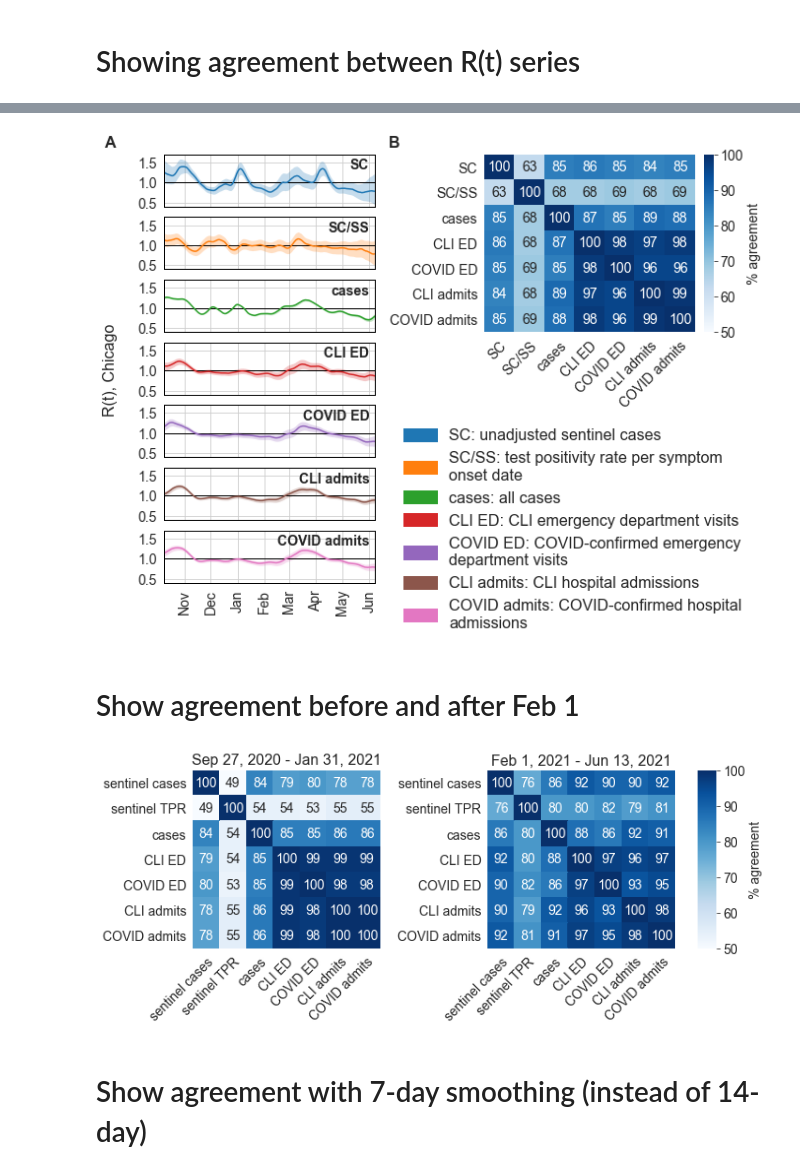
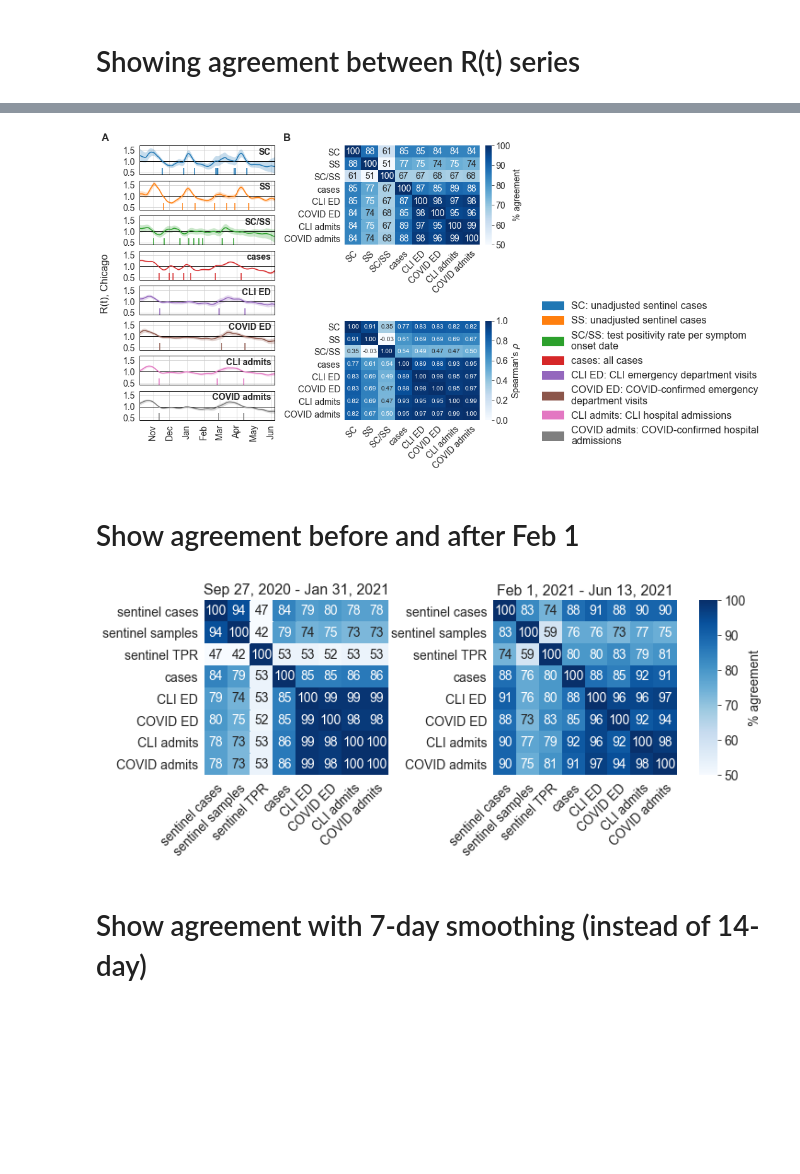
Before and after one commit to numalariamodeling/chicago_sentinel_surveillance, a Jupyter notebook: chicago_sentinel_surveillance.ipynb, the cells around one changed output, grey strips where cells are left out. Cells and saved outputs as stored; diff of their text form; code cells hidden in the pictures; blank space fills up the shorter version.

```diff
--- a/chicago_sentinel_surveillance.ipynb
+++ b/chicago_sentinel_surveillance.ipynb
@@ -315,7 +315,7 @@ Total specimens (IDPH) with documented symptomatology: 37104
 # %% [markdown]
 # Show operational dates of sites
 # %%
-open_df = pd.read_csv('~/Box/covid_CDPH/cbts_operations_calendar_tabular_210728.csv')
+open_df = pd.read_csv('./data/cbts_operations_calendar_tabular_210728.csv')
 # %%
 open_df['date'] = pd.to_datetime(open_df['date'], utc=True)
 open_df.index = open_df['date']
@@ -444,8 +454,8 @@ Wall time: 26.9 s
 # %% [markdown]
 # Showing agreement between R(t) series
 # %%
-r_comparison_array = [r_storage[3], r_storage[4], r_case, r_cli, r_cli_cdph, r_cli_ed, r_covid_ed]
-r_comparison_array_labels = ['unadjusted SC', 'TPR', 'cases', 'CLI ED', 'COVID ED','CLI admissions', 'COVID admissions']
+r_comparison_array = [r_storage[3], r_storage[4], r_storage[5], r_case, r_cli, r_cli_cdph, r_cli_ed, r_covid_ed]
+r_comparison_array_labels = ['unadjusted SC', 'unadjusted SS', 'TPR', 'cases', 'CLI ED', 'COVID ED','CLI admissions', 'COVID admissions']
 
 similarity_matrix = np.zeros(shape=(len(r_comparison_array), len(r_comparison_array)))
 for i in range(len(r_comparison_array)):
@@ -464,0 +475,10 @@ sns.heatmap(similarity_matrix, vmin=0.5, vmax=1, cmap='Blues', annot=True, squar
+# %%
+def crossings(df_1):
+    truth_series = (df_1['Q0.5'] >= 1.0).astype(int).diff()
+    return truth_series[truth_series != 0].dropna().index.values
+# %%
+plt.figure(figsize=(10,10))
+ax = plt.gca()
+
+ax.plot(r_comparison_array[0]['Q0.5'], linewidth=1.5, color=palette[ii])
+ax.vlines(crossings(r_comparison_array[0]), ymin=0, ymax=3, linewidth=1.5, color=palette[ii])
@@ -465,6 +496,6 @@ sns.heatmap(similarity_matrix, vmin=0.5, vmax=1, cmap='Blues', annot=True, squar
 # %%
-r_comparison_array = [r_storage[3], r_storage[4], r_case, r_cli, r_cli_cdph, r_cli_ed, r_covid_ed]
-r_comparison_array_labels = ['SC', 'SC/SS', 'cases', 'CLI ED', 'COVID ED', 'CLI admits', 'COVID admits', ]
+r_comparison_array = [r_storage[3], r_storage[4], r_storage[5], r_case, r_cli, r_cli_cdph, r_cli_ed, r_covid_ed]
+r_comparison_array_labels = ['SC', 'SS', 'SC/SS', 'cases', 'CLI ED', 'COVID ED', 'CLI admits', 'COVID admits', ]
 
 palette = sns.color_palette()
 fig = plt.figure(constrained_layout=False, figsize=(10,8))
@@ -480,6 +511,9 @@ for ii in range(len(r_comparison_array)):
                     y1=r_comparison_array[ii]['Q0.025'],
                     y2=r_comparison_array[ii]['Q0.975'],
                     alpha=0.25, linewidth=0, color=palette[ii])
+    ax.vlines(crossings(r_comparison_array[ii]),
+              ymin=0, ymax=0.7, linewidth=1.5,
+              color=palette[ii])
     ax.text(y=1.6, x=pd.to_datetime('2021-06-01', utc=True),
             s=r_comparison_array_labels[ii], va='top', ha='right', fontsize=14, weight='bold')
     ax.set_ylim([0.4,1.7])
@@ -495,53 +529,93 @@ for ii in range(len(r_comparison_array)):
 
 fig.text(y=0.5, x=0.05, s='R(t), Chicago', va='center', ha='center', rotation=90, fontsize=16)
 #fig.text(y=1, x=0.05, s='A', va='center', ha='center', fontsize=16, weight='bold')
-axes[6].xaxis.set_tick_params(labelsize=14, rotation=90)
-axes[6].xaxis.set_major_formatter(mdates.DateFormatter("%b"))
-axes[6].xaxis.set_major_locator(mdates.MonthLocator(interval=1))
+axes[7].xaxis.set_tick_params(labelsize=14, rotation=90)
+axes[7].xaxis.set_major_formatter(mdates.DateFormatter("%b"))
+axes[7].xaxis.set_major_locator(mdates.MonthLocator(interval=1))
 
+# agreement similarity matrix
 ax = fig.add_subplot(gs[0:3,5:-1])
 cbax = fig.add_subplot(gs[0:3,-1])
 axes.append(ax)
 axes.append(cbax)
+
+similarity_matrix = np.zeros(shape=(len(r_comparison_array), len(r_comparison_array)))
+for i in range(len(r_comparison_array)):
+    for j in range(len(r_comparison_array)):
+        similarity_matrix[i][j] = percent_agreement(r_comparison_array[i],
+                                                    r_comparison_array[j],
+                                                    'Q0.5',
+                                                    min_date=pd.to_datetime('2020-09-27', utc=True),
+                                                    max_date=pd.to_datetime('2021-06-07', utc=True))
+
 g = sns.heatmap((100*similarity_matrix).astype(int), vmin=50, vmax=100, cmap='Blues', square=False, cbar=True,
                 xticklabels=r_comparison_array_labels, yticklabels=r_comparison_array_labels, ax=ax, cbar_ax=cbax,
                 annot=True, fmt='d', annot_kws={'fontsize':14})
 g.set_xticklabels(g.get_xmajorticklabels(), fontsize = 14, rotation=45, rotation_mode='anchor', ha='right', va='top')
 g.set_yticklabels(g.get_ymajorticklabels(), fontsize = 14)
 cbax.tick_params(labelsize=14)
 cbax.set_ylabel('% agreement', rotation=90, fontsize=14)
+
+# spearman similarity matrix
+ax = fig.add_subplot(gs[5:8,5:-1])
+cbax = fig.add_subplot(gs[5:8,-1])
+axes.append(ax)
+axes.append(cbax)
+
+similarity_matrix = np.zeros(shape=(len(r_comparison_array), len(r_comparison_array)))
+for i in range(len(r_comparison_array)):
+    for j in range(len(r_comparison_array)):
+        similarity_matrix[i][j] = spearmanr(r_comparison_array[i],
+                                                    r_comparison_array[j],
+                                                    'Q0.5',
+                                                    min_date=pd.to_datetime('2020-09-27', utc=True),
+                                                    max_date=pd.to_datetime('2021-06-07', utc=True))[0][0]
+
+g = sns.heatmap((similarity_matrix), vmin=0, vmax=1, cmap='Blues', square=False, cbar=True,
+                xticklabels=r_comparison_array_labels, yticklabels=r_comparison_array_labels, ax=ax, cbar_ax=cbax,
+                annot=True, fmt='.2f', annot_kws={'fontsize':10})
+g.set_xticklabels(g.get_xmajorticklabels(), fontsize = 14, rotation=45, rotation_mode='anchor', ha='right', va='top')
+g.set_yticklabels(g.get_ymajorticklabels(), fontsize = 14)
+cbax.tick_params(labelsize=14)
+cbax.set_ylabel("Spearman's " + r'$\rho$', rotation=90, fontsize=14)
+
+
+
+# legend
 #cbax.set_title('% agreement', fontsize=14, ha='left', pad=10)
 ax = fig.add_subplot(gs[4:,4:])
 axes.append(ax)
 ax.axis('off')
 custom_lines = []
 for color in palette[0:len(r_comparison_array)]:
         custom_lines.append(mpl.patches.Patch(color=color, lw=3))
 long_array_labels = ['SC: unadjusted sentinel cases',
+                     'SS: unadjusted sentinel cases',
                      'SC/SS: test positivity rate per symptom\nonset date',
                      'cases: all cases',
                      'CLI ED: CLI emergency department visits ',
                      'COVID ED: COVID-confirmed emergency\ndepartment visits',
                      'CLI admits: CLI hospital admissions',
                      'COVID admits: COVID-confirmed hospital\nadmissions']
 ax.legend(custom_lines, long_array_labels, fontsize=16,
-          frameon=False, loc='upper left', bbox_to_anchor=(0.02,0.95), ncol=1)
+          frameon=False, loc='upper left', bbox_to_anchor=(1.2,0.95), ncol=1)
 
 fig.text(y=0.9, x=0.05, s='A', va='center', ha='center', fontsize=16, weight='bold')
 fig.text(y=0.9, x=0.45, s='B', va='center', ha='center', fontsize=16, weight='bold')
 
 fig.savefig('fig_3_' + today_str + '.png', dpi=200, bbox_inches='tight')
 fig.savefig('fig_3_' + today_str + '.pdf', bbox_inches='tight')
 # %% [output]
-[figure, old version]
+[figure, new version]
 # %% [markdown]
 # Show agreement before and after Feb 1
 # %%
 fig = plt.figure(constrained_layout=False, figsize=(10,3.5))
 gs = fig.add_gridspec(1, 4, width_ratios=[1,0.33,1,0.1])
 
-r_comparison_array = [r_storage[3], r_storage[4], r_case, r_cli, r_cli_cdph, r_cli_ed, r_covid_ed]
-r_comparison_array_labels = ['sentinel cases', 'sentinel TPR', 'cases', 'CLI ED', 'COVID ED','CLI admits', 'COVID admits']
+r_comparison_array = [r_storage[3], r_storage[4], r_storage[5], r_case, r_cli, r_cli_cdph, r_cli_ed, r_covid_ed]
+r_comparison_array_labels = ['sentinel cases', 'sentinel samples',
+                             'sentinel TPR', 'cases', 'CLI ED', 'COVID ED','CLI admits', 'COVID admits']
 
 similarity_matrix = np.zeros(shape=(len(r_comparison_array), len(r_comparison_array)))
 for i in range(len(r_comparison_array)):
@@ -592,7 +666,7 @@ ax.set_title('Feb 1, 2021 - Jun 13, 2021', fontsize=16)
 fig.savefig('supp_fig_2_' + today_str + '.png', dpi=200, bbox_inches='tight')
 fig.savefig('supp_fig_2_' + today_str + '.pdf', bbox_inches='tight')
 # %% [output]
-[figure, old version]
+[figure, new version]
 # %% [markdown]
 # Show agreement with 7-day smoothing (instead of 14-day)
 # %%
```
Also changed, not shown: parts of 10 cells of this notebook.
